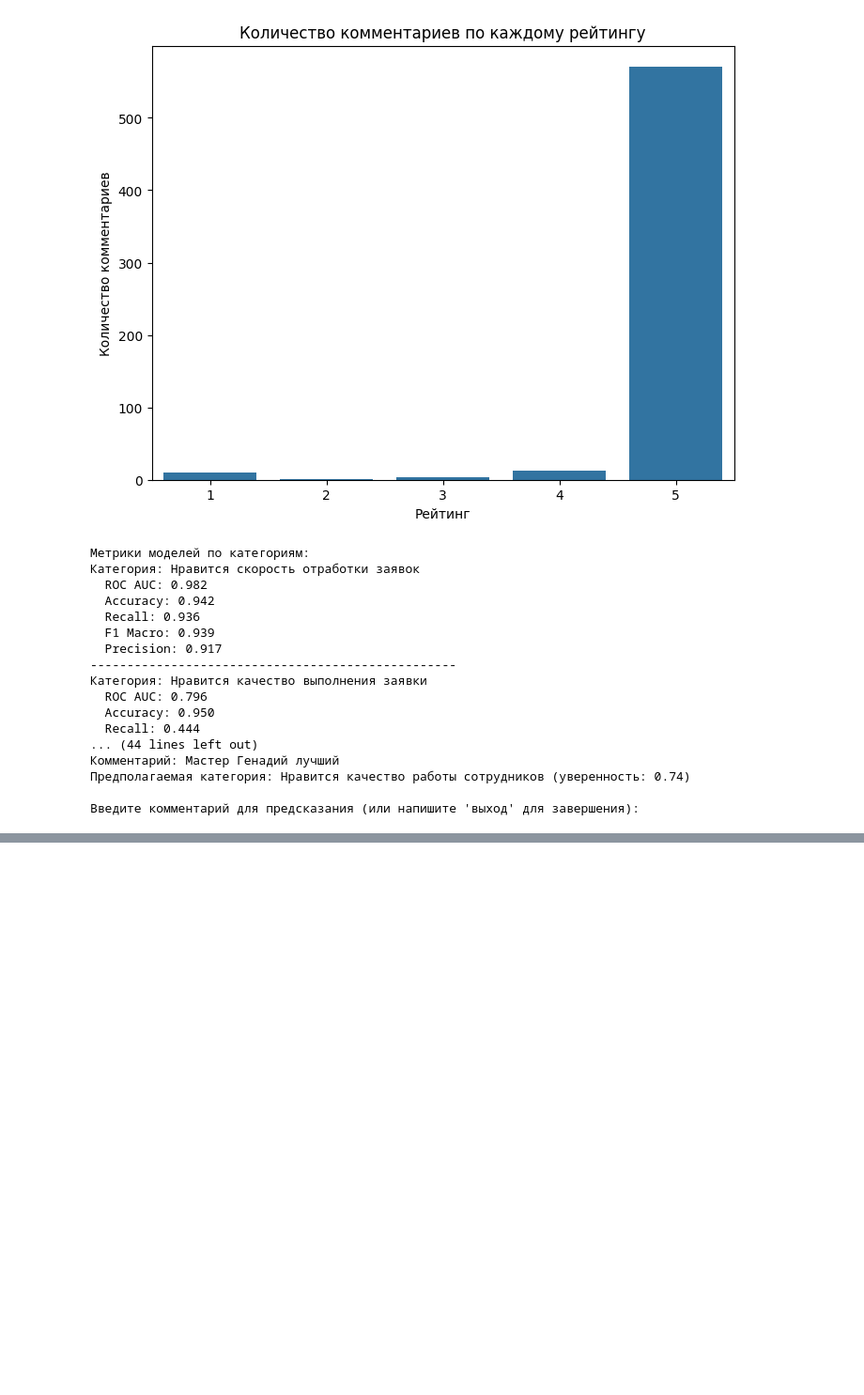
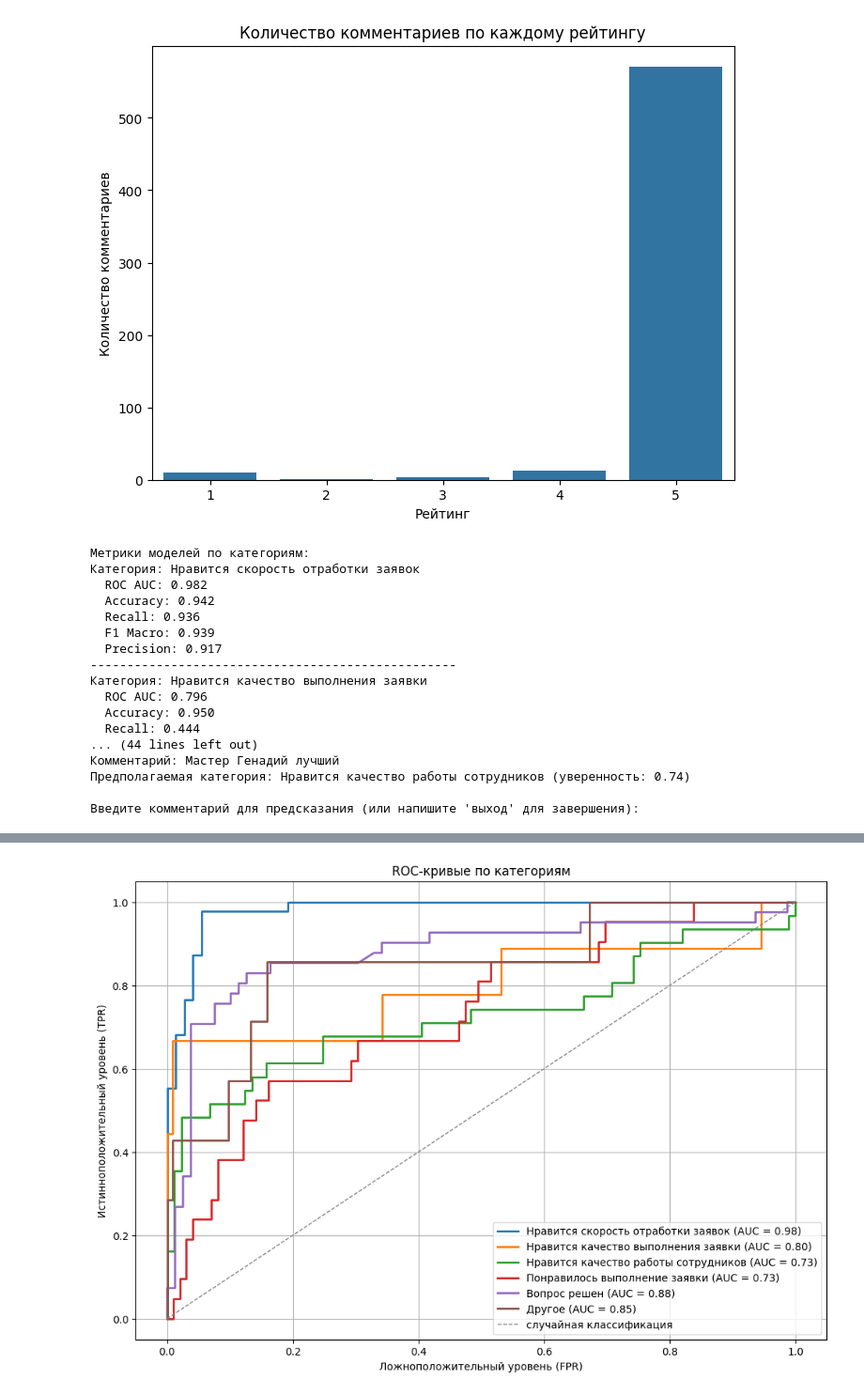
Before and after one commit to MorriAlex/ManagingAssistant, a Jupyter notebook: Model.ipynb, the cells around one changed output, grey strips where cells are left out. Shown at 94% size. Cells and saved outputs as stored; diff of their text form; code cells hidden in the pictures; blank space fills up the shorter version.

```diff
--- a/Model.ipynb
+++ b/Model.ipynb
@@ -187,0 +236,63 @@ while True:
+# %%
+import matplotlib.pyplot as plt
+from sklearn.metrics import roc_curve, auc
+
+# Создаем словари для хранения тестовых данных
+test_data = {}
+
+# Обучение моделей и сохранение тестовых данных
+for category in categories:
+    y = df[category]
+    if y.sum() == 0:
+        print(f"В категории '{category}' нет положительных примеров. Обучение невозможно.")
+        continue
+    X_train, X_test, y_train, y_test = train_test_split(
+        X, y, test_size=0.2, random_state=42, stratify=y
+    )
+    model = LogisticRegression(max_iter=1000)
+    model.fit(X_train, y_train)
+    models[category] = model
+
+    # Сохраняем тестовые данные для построения ROC
+    test_data[category] = {
+        'X_test': X_test,
+        'y_test': y_test
+    }
+
+    # Метрики
+    y_pred = model.predict(X_test)
+    y_proba = model.predict_proba(X_test)[:, 1]
+    metrics_results[category] = {
+        'roc_auc': roc_auc_score(y_test, y_proba),
+        'accuracy': accuracy_score(y_test, y_pred),
+        'recall': recall_score(y_test, y_pred),
+        'f1_macro': f1_score(y_test, y_pred, average='macro'),
+        'precision': precision_score(y_test, y_pred)
+    }
+
+# Построение ROC-кривых по каждой категории
+plt.figure(figsize=(12, 8))
+for category in categories:
+    if category not in test_data:
+        continue  # пропустить, если тестовые данные не сохранены
+    X_test = test_data[category]['X_test']
+    y_test = test_data[category]['y_test']
+    model = models.get(category)
+    if not model:
+        continue
+    y_proba = model.predict_proba(X_test)[:, 1]
+    fpr, tpr, thresholds = roc_curve(y_test, y_proba)
+    roc_auc = auc(fpr, tpr)
+    plt.plot(fpr, tpr, lw=2, label=f'{category} (AUC = {roc_auc:.2f})')
+
+# Диагональ случайной классификации
+plt.plot([0, 1], [0, 1], color='gray', lw=1, linestyle='--', label='случайная классификация')
+
+plt.xlabel('Ложноположительный уровень (FPR)')
+plt.ylabel('Истинноположительный уровень (TPR)')
+plt.title('ROC-кривые по категориям')
+plt.legend(loc='lower right')
+plt.grid()
+plt.show()
+# %% [output]
+[figure, added]
```
Also changed, not shown: parts of 1 cell of this notebook.
